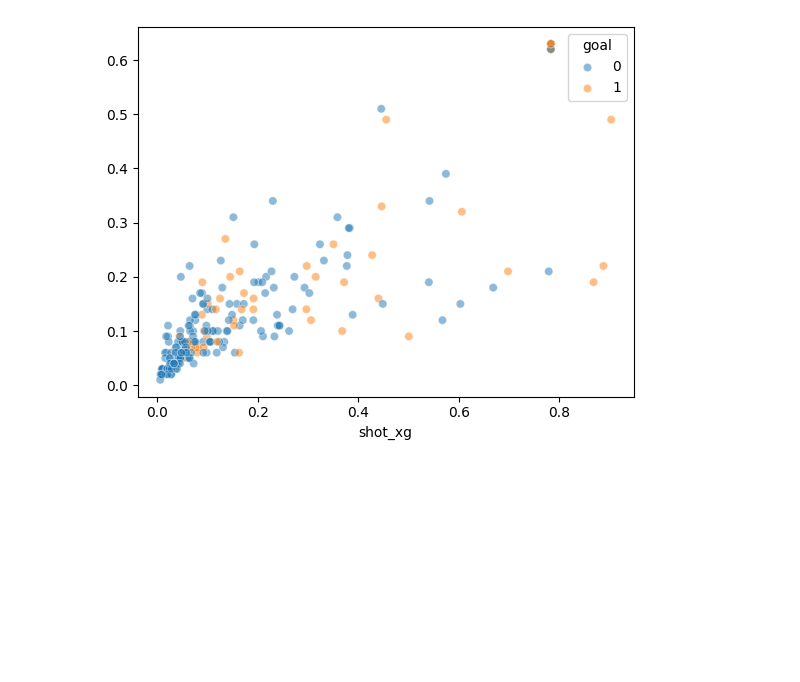
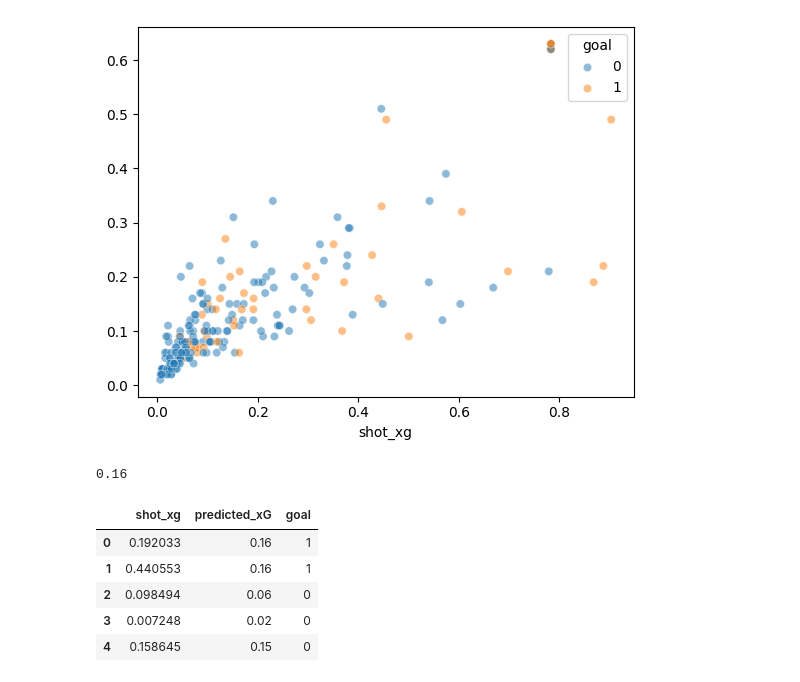
Before and after one commit to Clarkey33/Soccer-xG-Analytics-Model, a Jupyter notebook: notebooks/player_finishing_profile_mbappe.ipynb, the cells around one changed output. Drawn from its saved outputs; the diff is of its cells as text; code cells hidden in the pictures; blank space fills up the shorter version.

```diff
--- a/notebooks/player_finishing_profile_mbappe.ipynb
+++ b/notebooks/player_finishing_profile_mbappe.ipynb
@@ -135,3 +135,21 @@ sns.scatterplot(x=X['shot_xg'], y=predicted_xG, hue=X['goal'], alpha=0.5)
 # %% [output]
 <Axes: xlabel='shot_xg'>
 [figure]
+# %%
+predicted_xG
+# %% [output]
+0.16
+# %%
+d= {'shot_xg': X['shot_xg'],
+       'predicted_xG':predicted_xG,
+        'goal': X['goal'] }
+df_check = pd.DataFrame(d)
+
+df_check.head()
+# %% [output]
+|  | shot_xg | predicted_xG | goal |
+| 0 | 0.192033 | 0.16 | 1 |
+| 1 | 0.440553 | 0.16 | 1 |
+| 2 | 0.098494 | 0.06 | 0 |
+| 3 | 0.007248 | 0.02 | 0 |
+| 4 | 0.158645 | 0.15 | 0 |
```
Also changed, not shown: parts of 3 cells of this notebook, 1 other file.
